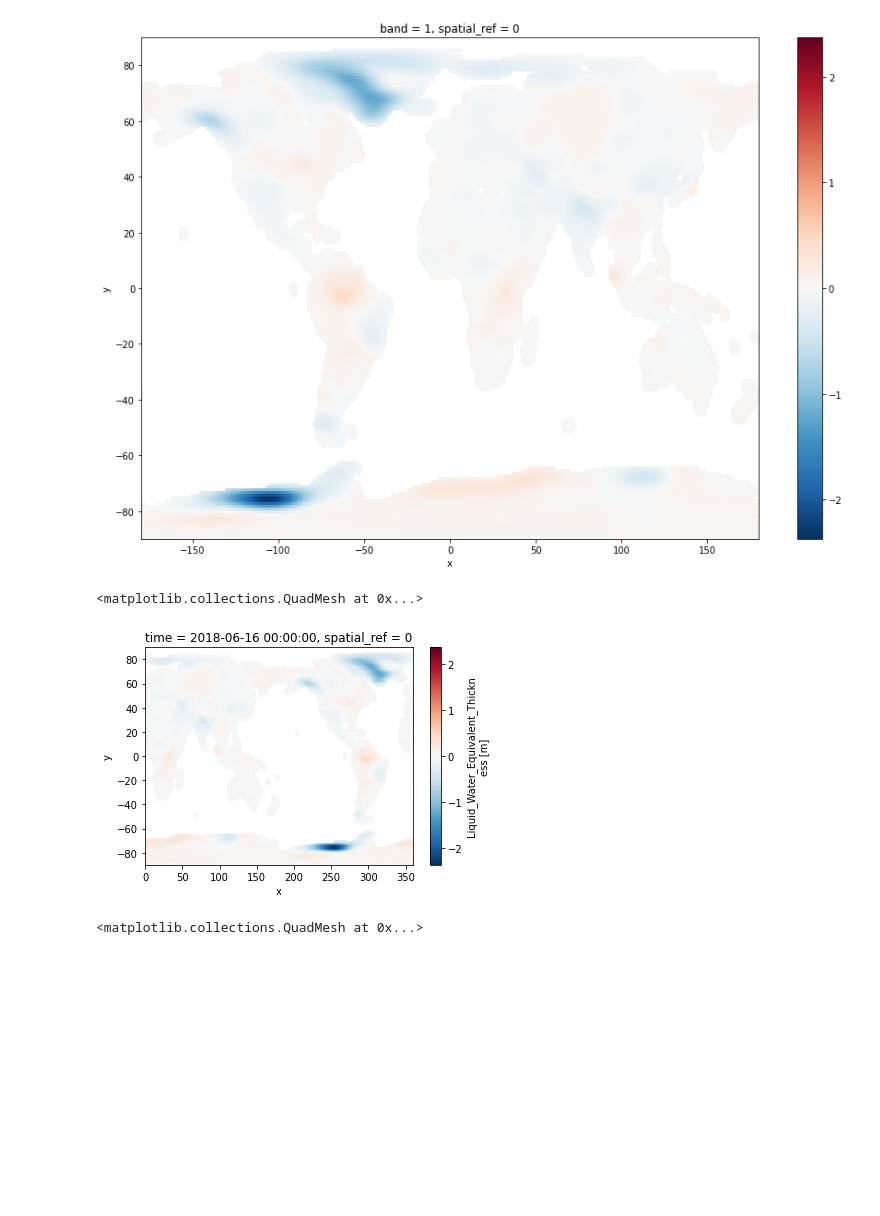
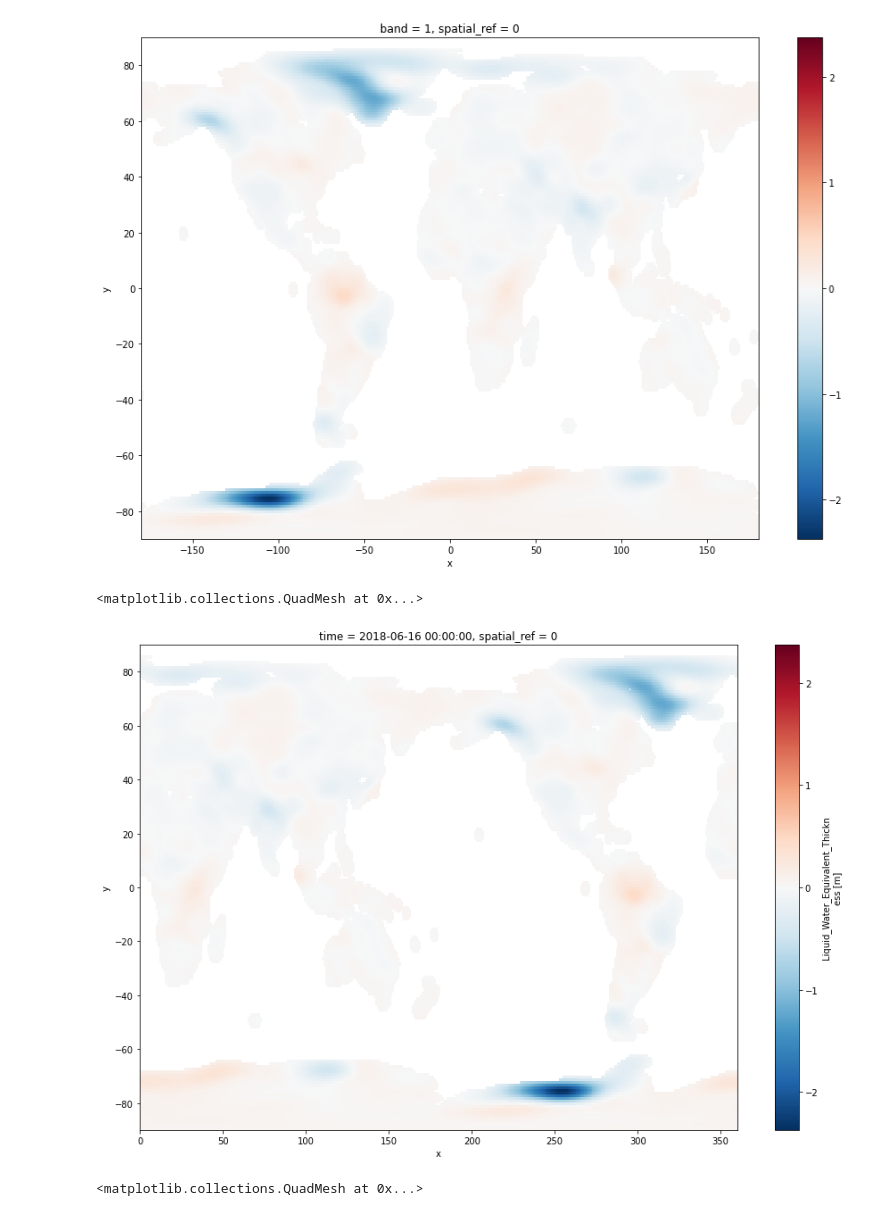
Before and after one commit to demiurg/hydrograce, a Jupyter notebook: 01_data.ipynb, the cells around one changed output. Saved outputs shown, nothing was run; the diff lists cells and outputs as text; code cells hidden in the pictures; blank space fills up the shorter version.

Commit message:
Completed timeries and added graphs

```diff
--- a/01_data.ipynb
+++ b/01_data.ipynb
@@ -10,12 +10,12 @@ grace.plot(size=10)
 # %%
 # NetCDF converted to GeoTIFF of the GRACE Follow On anomoly view
 # has a projection, and has more metadata, but projection is wrong
 # units: meter
 grace_nc = rioxarray.open_rasterio("data/GRD-3_2018152-2018181_GRFO_UTCSR_BA01_0600_LND_v03.nc.tif", masked=True)
-grace_nc.plot()
+grace_nc.plot(size=10)
 # %% [output]
 <matplotlib.collections.QuadMesh at 0x...>
-[figure, old version]
+[figure, new version]
 # %%
 # NetCDF converted to GeoTIFF of the GLDAS model
 # units: mm
```
Also changed, not shown: 6 other files.
